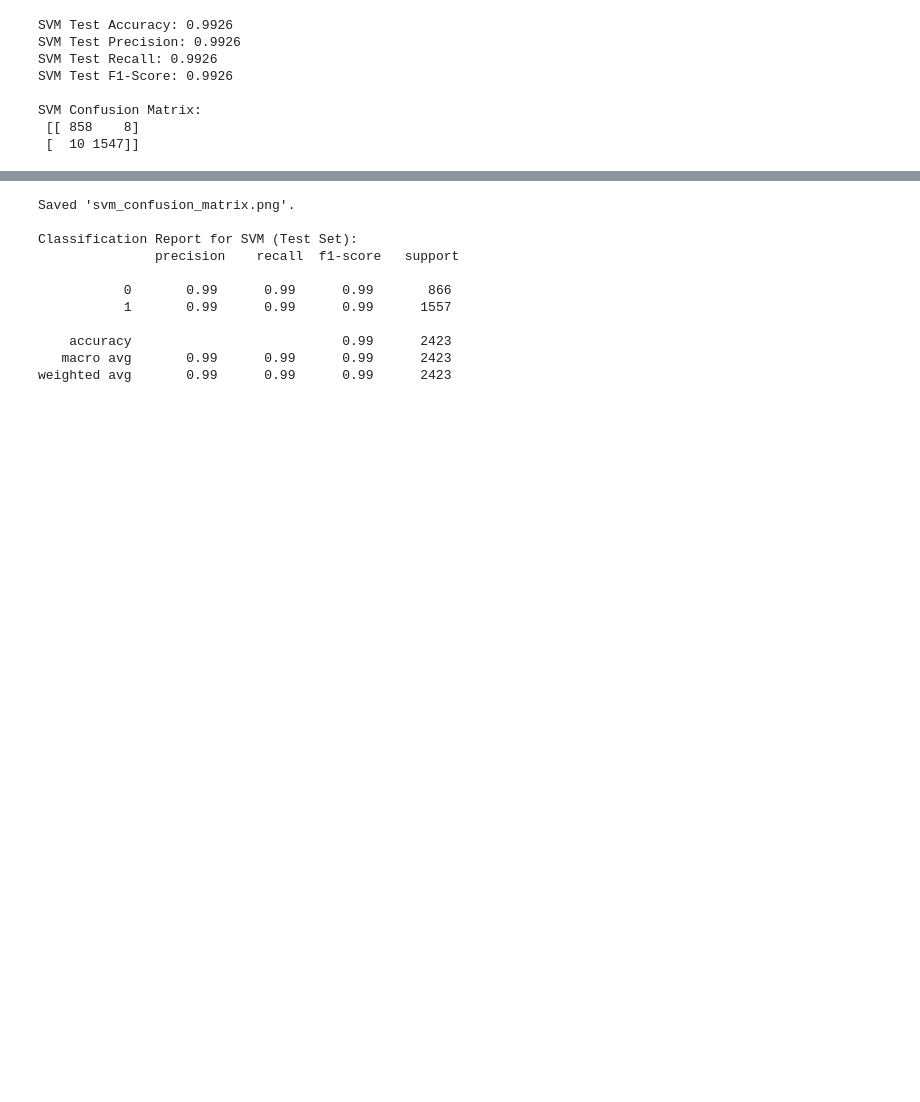
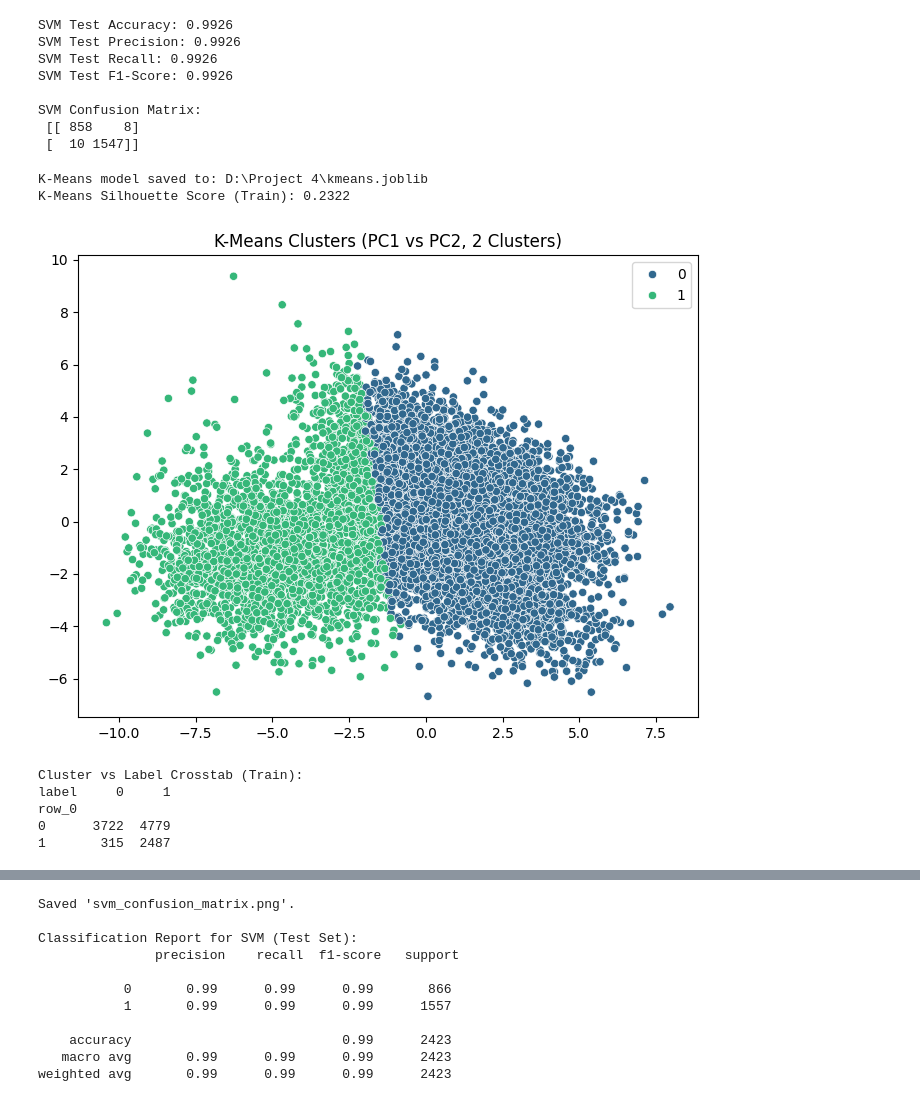
Before and after one commit to muruga01/humanvoiceclassification, a Jupyter notebook: vocal_feature.ipynb, the cells around one changed output, grey strips where cells are left out. Drawn from its saved outputs; the diff is of its cells as text; code cells hidden in the pictures; blank space fills up the shorter version.

```diff
--- a/vocal_feature.ipynb
+++ b/vocal_feature.ipynb
@@ -173,3 +173,41 @@ SVM Test F1-Score: 0.9926
 SVM Confusion Matrix:
  [[ 858    8]
  [  10 1547]]
+# %%
+# Apply K-Means on PCA-transformed training data
+n_clusters = 2
+kmeans = KMeans(n_clusters=n_clusters, random_state=42)
+kmeans.fit(X_train_pca)
+
+model_path = Path('kmeans.joblib')
+joblib.dump(kmeans, model_path)
+print(f"K-Means model saved to: {model_path.resolve()}")
+
+# Assign clusters to train, val, test
+train_clusters = kmeans.predict(X_train_pca)
+val_clusters = kmeans.predict(X_val_pca)
+test_clusters = kmeans.predict(X_test_pca)
+
+# Evaluate clustering (silhouette score: higher is better, range -1 to 1)
+sil_score = silhouette_score(X_train_pca, train_clusters)
+print(f"K-Means Silhouette Score (Train): {sil_score:.4f}")
+
+# Optional: Visualize clusters (2D PCA projection if n_components >=2)
+if n_components >= 2:
+    plt.figure(figsize=(8, 6))
+    sns.scatterplot(x=X_train_pca[:, 0], y=X_train_pca[:, 1], hue=train_clusters, palette='viridis')
+    plt.title(f'K-Means Clusters (PC1 vs PC2, {n_clusters} Clusters)')
+    plt.show()
+
+# Compare clusters with actual labels (for analysis, not training)
+print("Cluster vs Label Crosstab (Train):")
+print(pd.crosstab(train_clusters, y_train))
+# %% [output]
+K-Means model saved to: D:\Project 4\kmeans.joblib
+K-Means Silhouette Score (Train): 0.2322
+[figure, added]
+Cluster vs Label Crosstab (Train):
+label     0     1
+row_0
+0      3722  4779
+1       315  2487
```
Also changed, not shown: parts of 4 cells of this notebook, 3 other files.
